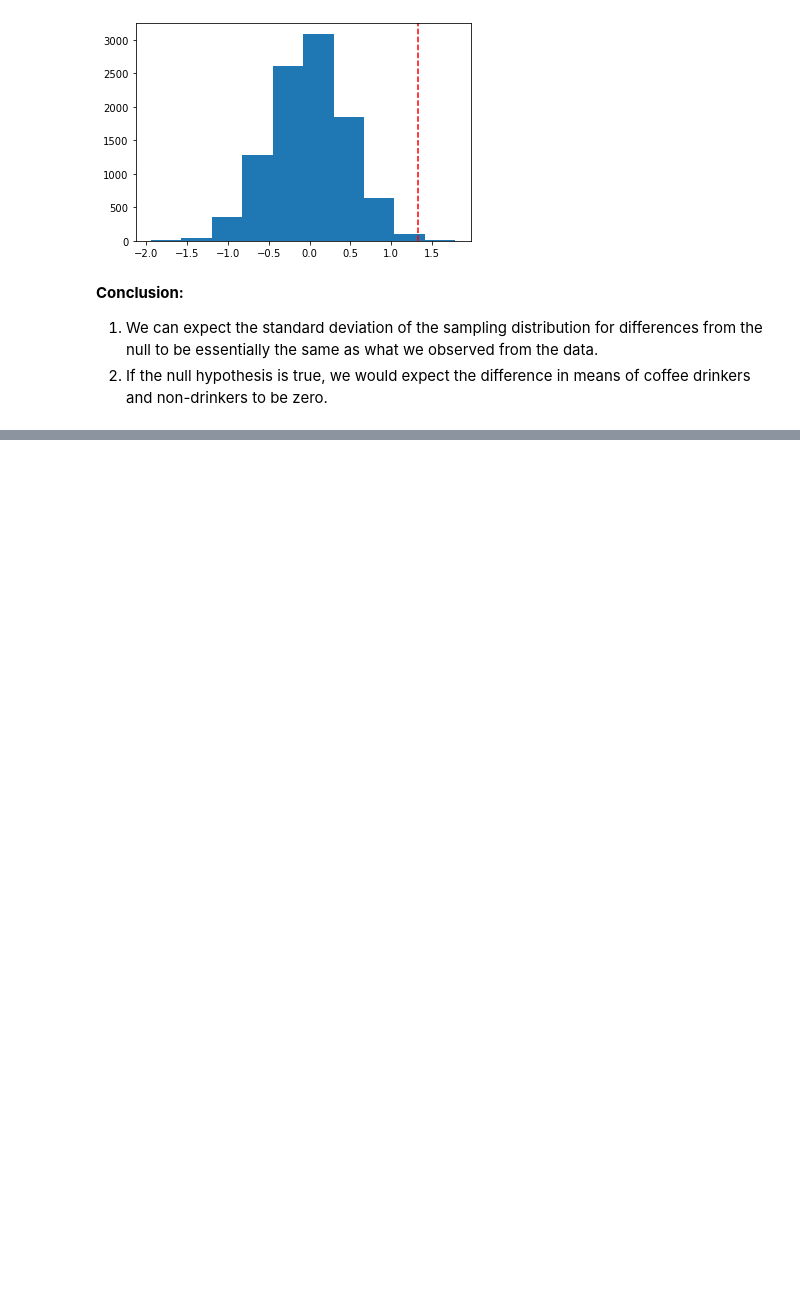
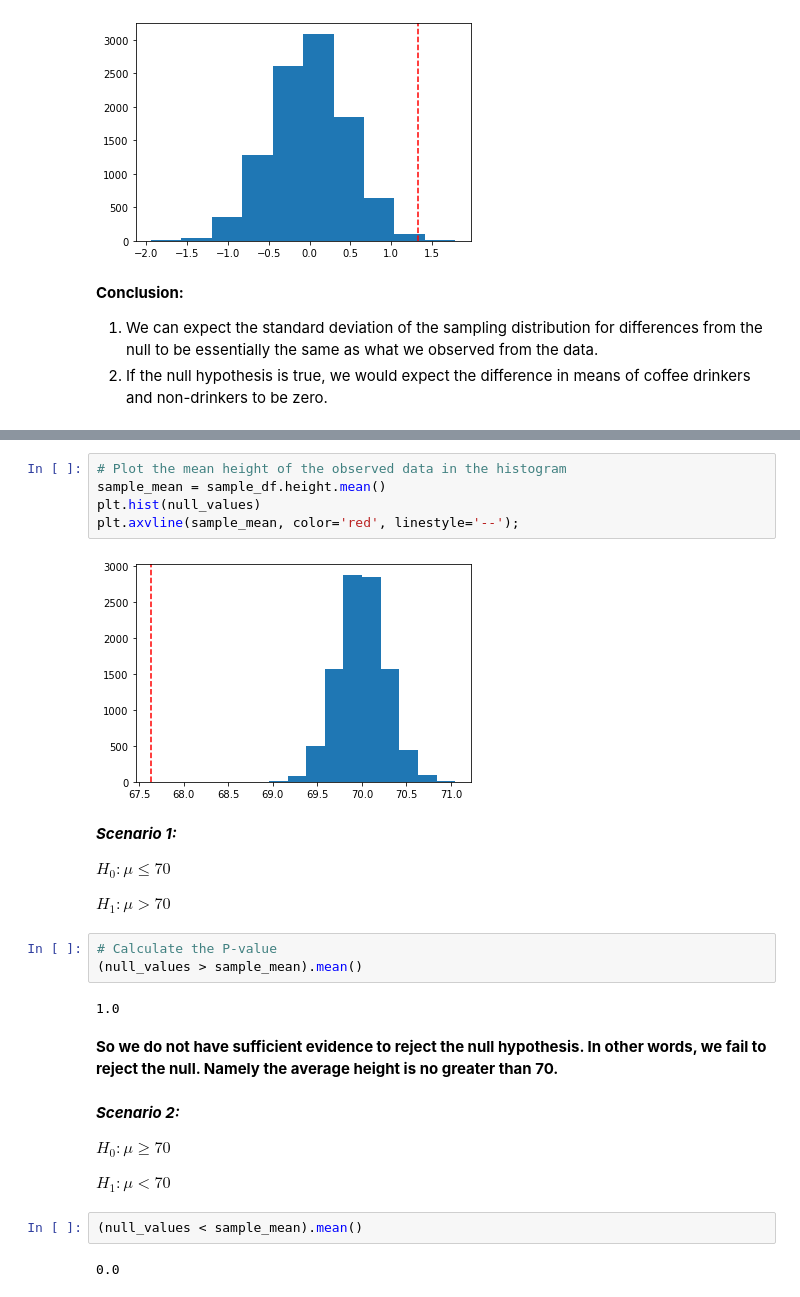
Before and after one commit to Alex-YuZ/Probability_Demo, a Jupyter notebook: Hypothesis_Testing.ipynb, the cells around one changed output, grey strips where cells are left out. Drawn from its saved outputs; the diff is of its cells as text; blank space fills up the shorter version.

```diff
--- a/Hypothesis_Testing.ipynb
+++ b/Hypothesis_Testing.ipynb
@@ -188,0 +218,30 @@ plt.axvline(obs_diff, color='r', linestyle='--');
+# %%
+# Plot the mean height of the observed data in the histogram
+sample_mean = sample_df.height.mean()
+plt.hist(null_values)
+plt.axvline(sample_mean, color='red', linestyle='--');
+# %% [output]
+[figure, added]
+# %% [markdown]
+___Scenario 1:___
+
+$H_0: \mu \leq 70$
+
+$H_1: \mu > 70$
+# %%
+# Calculate the P-value
+(null_values > sample_mean).mean()
+# %% [output]
+1.0
+# %% [markdown]
+**So we do not have sufficient evidence to reject the null hypothesis. In other words, we fail to reject the null. Namely the average height is no greater than 70.**
+# %% [markdown]
+___Scenario 2:___
+
+$H_0: \mu \geq 70$
+
+$H_1: \mu < 70$
+# %%
+(null_values < sample_mean).mean()
+# %% [output]
+0.0
```
Also changed, not shown: parts of 18 cells of this notebook, 2 other files.
